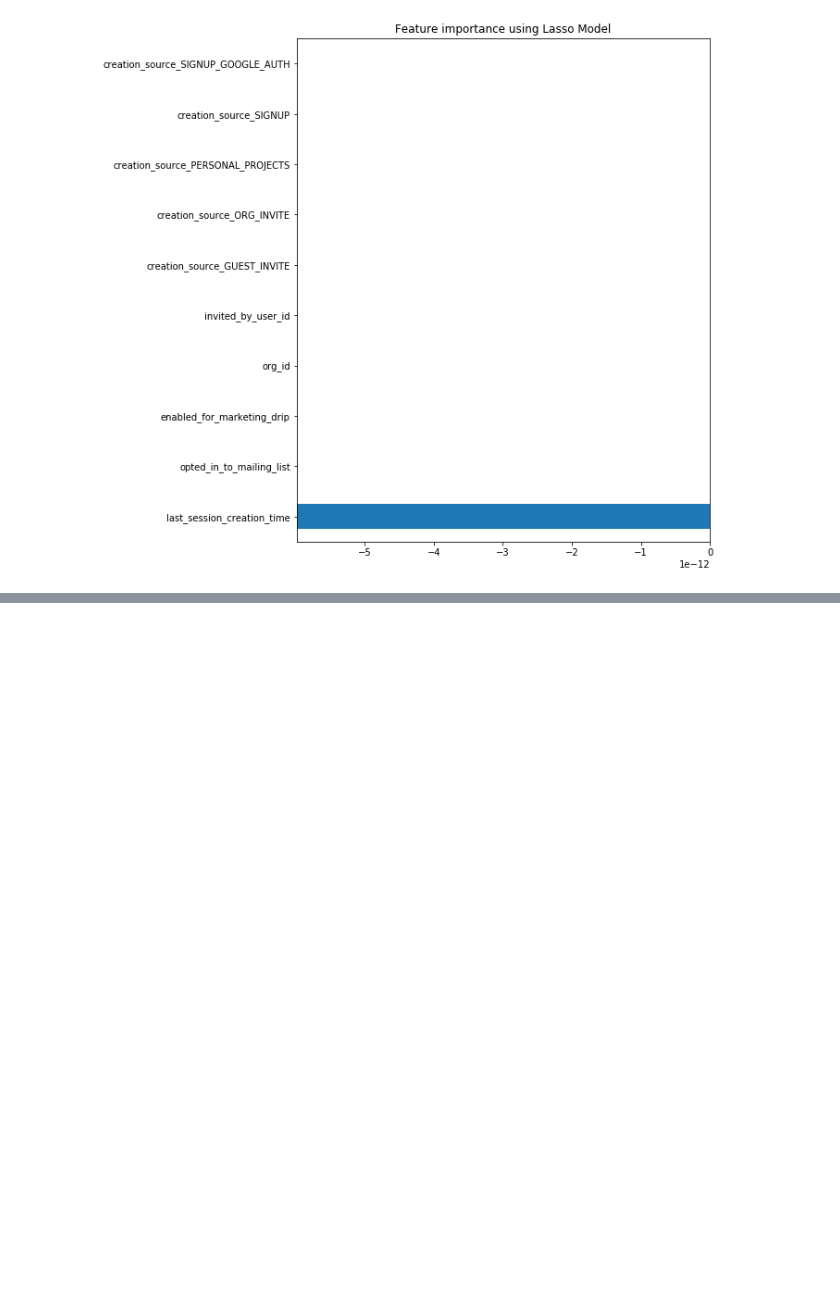
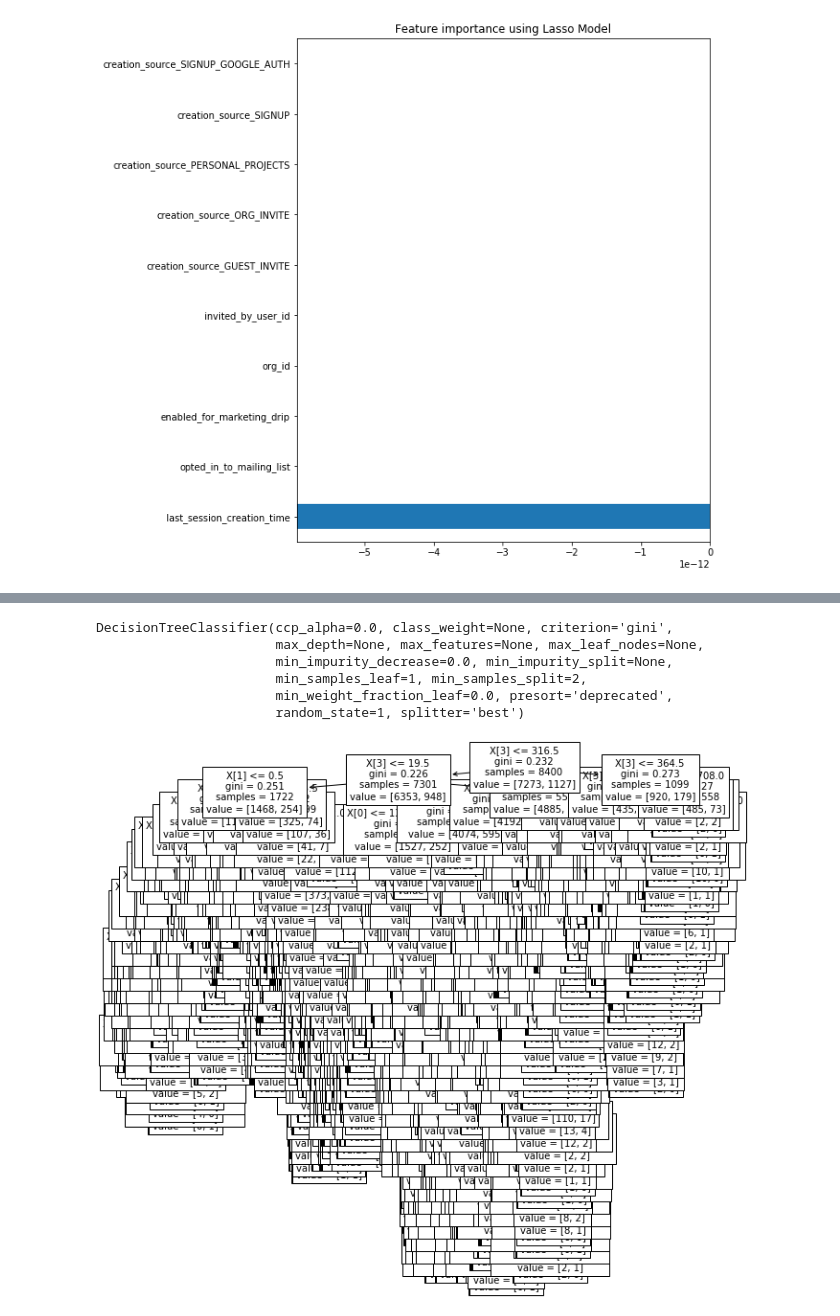
Before and after one commit to jadeal147/section26.2.3, a Jupyter notebook: relax_challenge/Relax_DS_Project.ipynb, the cells around one changed output, grey strips where cells are left out. Cells and saved outputs as stored; diff of their text form; code cells hidden in the pictures; blank space fills up the shorter version.

```diff
--- a/relax_challenge/Relax_DS_Project.ipynb
+++ b/relax_challenge/Relax_DS_Project.ipynb
@@ -405,0 +419,26 @@ Text(0.5, 1.0, 'Feature importance using Lasso Model')
+# %%
+# Split the data - setup the answer value (y_)
+
+features = ['object_id', 'creation_time',
+       'last_session_creation_time', 'opted_in_to_mailing_list',
+       'enabled_for_marketing_drip', 'org_id', 'invited_by_user_id',
+       'creation_source_GUEST_INVITE', 'creation_source_ORG_INVITE',
+       'creation_source_PERSONAL_PROJECTS', 'creation_source_SIGNUP',
+       'creation_source_SIGNUP_GOOGLE_AUTH']
+X_train, X_test, y_train, y_test = train_test_split(X, y, test_size=0.3, random_state=1)
+# %%
+class_tree = DecisionTreeClassifier(criterion = 'gini', max_depth = None, random_state = 1)
+class_tree.fit(X_train, y_train)
+# %% [output]
+DecisionTreeClassifier(ccp_alpha=0.0, class_weight=None, criterion='gini',
+                       max_depth=None, max_features=None, max_leaf_nodes=None,
+                       min_impurity_decrease=0.0, min_impurity_split=None,
+                       min_samples_leaf=1, min_samples_split=2,
+                       min_weight_fraction_leaf=0.0, presort='deprecated',
+                       random_state=1, splitter='best')
+# %%
+fig, ax = plt.subplots(figsize=(10, 10))
+tree.plot_tree(class_tree, fontsize=10)
+plt.show()
+# %% [output]
+[figure, added]
```
Also changed, not shown: parts of 10 cells of this notebook.
